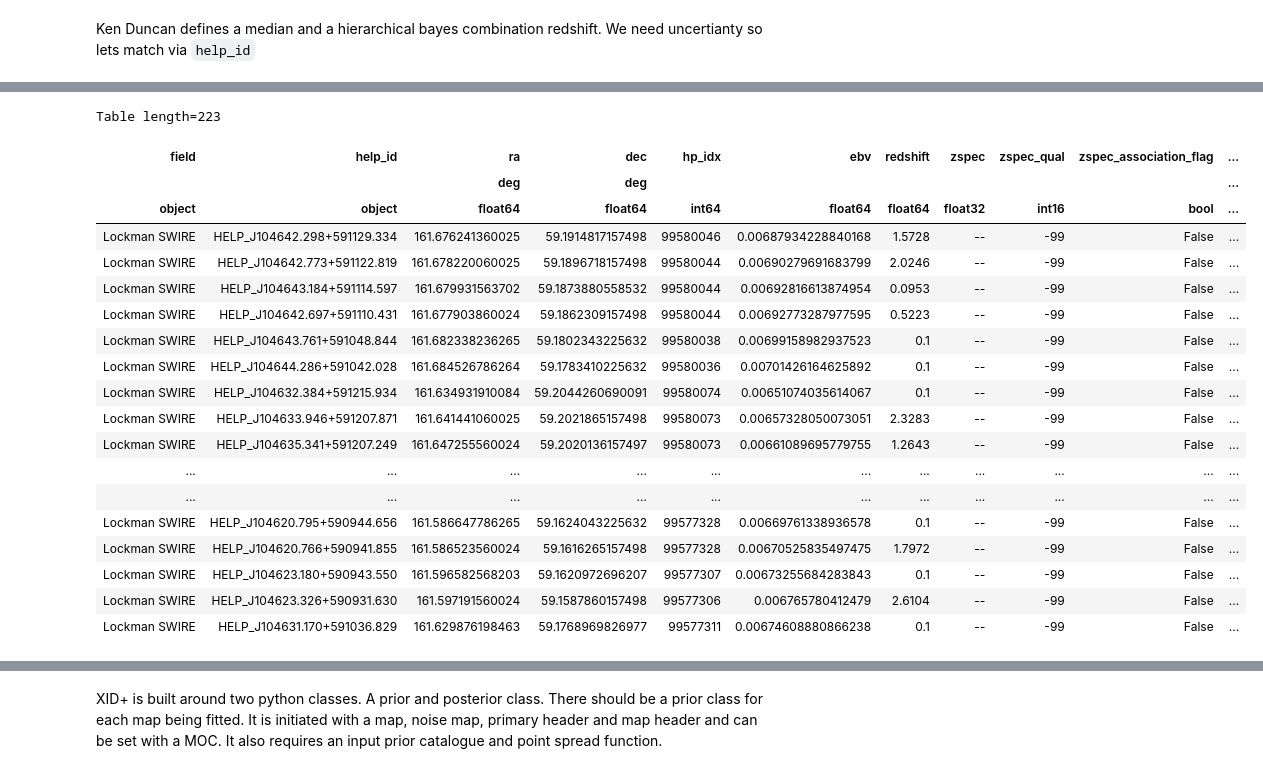
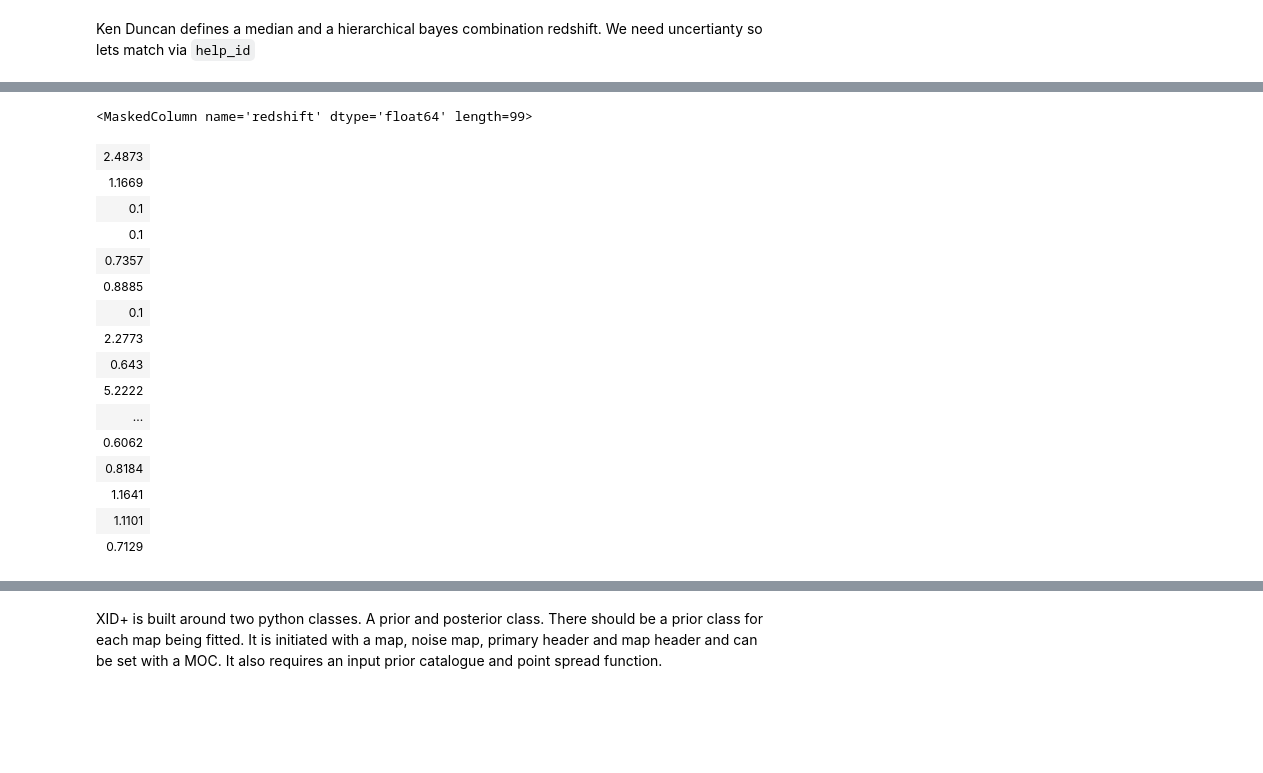
Before and after one commit to pdh21/Extreme_submm_SB_gals, a Jupyter notebook: docs/notebooks/modelling/XID+CIGALE-ESB_prior.ipynb, the cells around one changed output, grey strips where cells are left out. Drawn from its saved outputs; the diff is of its cells as text; code cells hidden in the pictures; blank space fills up the shorter version.

```diff
--- a/docs/notebooks/modelling/XID+CIGALE-ESB_prior.ipynb
+++ b/docs/notebooks/modelling/XID+CIGALE-ESB_prior.ipynb
@@ -2,10 +2,12 @@
 # Applying XID+CIGALE to Extreme Starbursts
 In this notebook, we read in the data files and prepare them for fitting with XID+CIGALE, the SED prior model extension to XID+. Here we focus on sources in [Rowan-Robinson et al. 2018](https://arxiv.org/abs/1704.07783) and claimed to have a star formation rate of $> 10^{3}\mathrm{M_{\odot}yr^{-1}}$
 # %%
-source=[26]
+
 field=['Lockman-SWIRE']
-path_to_SPIRE=['/Volumes/pdh_storage/dmu_products/dmu19/dmu19_HELP-SPIRE-maps/data/']
-redshift_file=["/Volumes/pdh_storage/dmu_products/dmu24/dmu24_Lockman-SWIRE/data/master_catalogue_Lockman-SWIRE_20170710_photoz_20170802_r_and_irac1_optimised_UPDATED_IDs_20180219.fits"]
+#path_to_SPIRE=['/Volumes/pdh_storage/dmu_products/dmu19/dmu19_HELP-SPIRE-maps/data/']
+path_to_SPIRE=['/mnt/lustre/users/astro/pdh21/Extreme_submm_SB_gals/data/']
+#redshift_file=["/Volumes/pdh_storage/dmu_products/dmu24/dmu24_Lockman-SWIRE/data/master_catalogue_Lockman-SWIRE_20170710_photoz_20170802_r_and_irac1_optimised_UPDATED_IDs_20180219.fits"]
+redshift_file=["/mnt/lustre/users/astro/pdh21/Extreme_submm_SB_gals/data/master_catalogue_Lockman-SWIRE_20170710_photoz_20170802_r_and_irac1_optimised_UPDATED_IDs_20180219.fits"]
 # %% [markdown]
 Import required modules
 # %%
@@ -23,3 +26,8 @@ import pickle
+# %%
+try:
+    source=[np.int(os.environ['SGE_TASK_ID'])-1]
+except:
+    source=[0]
 # %% [markdown]
 Set image and catalogue filenames
 # %%
@@ -168,7 +177,7 @@ Ken Duncan defines a median and a hierarchical bayes combination redshift. We ne
 # %%
 photoz=Table.read(redshift_file[0])
 # %%
-help_id=np.empty((len(photoz)),dtype=np.dtype('U27'))
+#help_id=np.empty((len(photoz)),dtype=np.dtype('U27'))
 for i in range(0,len(photoz)):
-    help_id[i]=photoz['help_id'][i].strip()
-photoz['help_id']=help_id
+    photoz['help_id'][i]=str(photoz['help_id'][i].strip()).encode('utf-8')
+#photoz['help_id']=help_id
@@ -209,28 +223,25 @@ for i in range(0,len(prior_list)):
     except ValueError:
         None
 # %%
-prior_list
+prior_list['redshift']
 # %% [output]
-Table length=223
+<MaskedColumn name='redshift' dtype='float64' length=99>
-| field | help_id | ra | dec | hp_idx | ebv | redshift | zspec | zspec_qual | zspec_association_flag | ... |
-|  |  | deg | deg |  |  |  |  |  |  | ... |
-| object | object | float64 | float64 | int64 | float64 | float64 | float32 | int16 | bool | ... |
-| Lockman SWIRE | HELP_J104642.298+591129.334 | 161.676241360025 | 59.1914817157498 | 99580046 | 0.00687934228840168 | 1.5728 | -- | -99 | False | ... |
-| Lockman SWIRE | HELP_J104642.773+591122.819 | 161.678220060025 | 59.1896718157498 | 99580044 | 0.00690279691683799 | 2.0246 | -- | -99 | False | ... |
-| Lockman SWIRE | HELP_J104643.184+591114.597 | 161.679931563702 | 59.1873880558532 | 99580044 | 0.00692816613874954 | 0.0953 | -- | -99 | False | ... |
-| Lockman SWIRE | HELP_J104642.697+591110.431 | 161.677903860024 | 59.1862309157498 | 99580044 | 0.00692773287977595 | 0.5223 | -- | -99 | False | ... |
-| Lockman SWIRE | HELP_J104643.761+591048.844 | 161.682338236265 | 59.1802343225632 | 99580038 | 0.00699158982937523 | 0.1 | -- | -99 | False | ... |
-| Lockman SWIRE | HELP_J104644.286+591042.028 | 161.684526786264 | 59.1783410225632 | 99580036 | 0.00701426164625892 | 0.1 | -- | -99 | False | ... |
-| Lockman SWIRE | HELP_J104632.384+591215.934 | 161.634931910084 | 59.2044260690091 | 99580074 | 0.00651074035614067 | 0.1 | -- | -99 | False | ... |
-| Lockman SWIRE | HELP_J104633.946+591207.871 | 161.641441060025 | 59.2021865157498 | 99580073 | 0.00657328050073051 | 2.3283 | -- | -99 | False | ... |
-| Lockman SWIRE | HELP_J104635.341+591207.249 | 161.647255560024 | 59.2020136157497 | 99580073 | 0.00661089695779755 | 1.2643 | -- | -99 | False | ... |
-| ... | ... | ... | ... | ... | ... | ... | ... | ... | ... | ... |
-| ... | ... | ... | ... | ... | ... | ... | ... | ... | ... | ... |
-| Lockman SWIRE | HELP_J104620.795+590944.656 | 161.586647786265 | 59.1624043225632 | 99577328 | 0.00669761338936578 | 0.1 | -- | -99 | False | ... |
-| Lockman SWIRE | HELP_J104620.766+590941.855 | 161.586523560024 | 59.1616265157498 | 99577328 | 0.00670525835497475 | 1.7972 | -- | -99 | False | ... |
-| Lockman SWIRE | HELP_J104623.180+590943.550 | 161.596582568203 | 59.1620972696207 | 99577307 | 0.00673255684283843 | 0.1 | -- | -99 | False | ... |
-| Lockman SWIRE | HELP_J104623.326+590931.630 | 161.597191560024 | 59.1587860157498 | 99577306 | 0.006765780412479 | 2.6104 | -- | -99 | False | ... |
-| Lockman SWIRE | HELP_J104631.170+591036.829 | 161.629876198463 | 59.1768969826977 | 99577311 | 0.00674608880866238 | 0.1 | -- | -99 | False | ... |
+| 2.4873 |
+| 1.1669 |
+| 0.1 |
+| 0.1 |
+| 0.7357 |
+| 0.8885 |
+| 0.1 |
+| 2.2773 |
+| 0.643 |
+| 5.2222 |
+| ... |
+| 0.6062 |
+| 0.8184 |
+| 1.1641 |
+| 1.1101 |
+| 0.7129 |
 # %%
 prior_list[prior_list['redshift'].mask == False]
 # %% [output]
```
Also changed, not shown: parts of 18 cells of this notebook, 22 other files.
